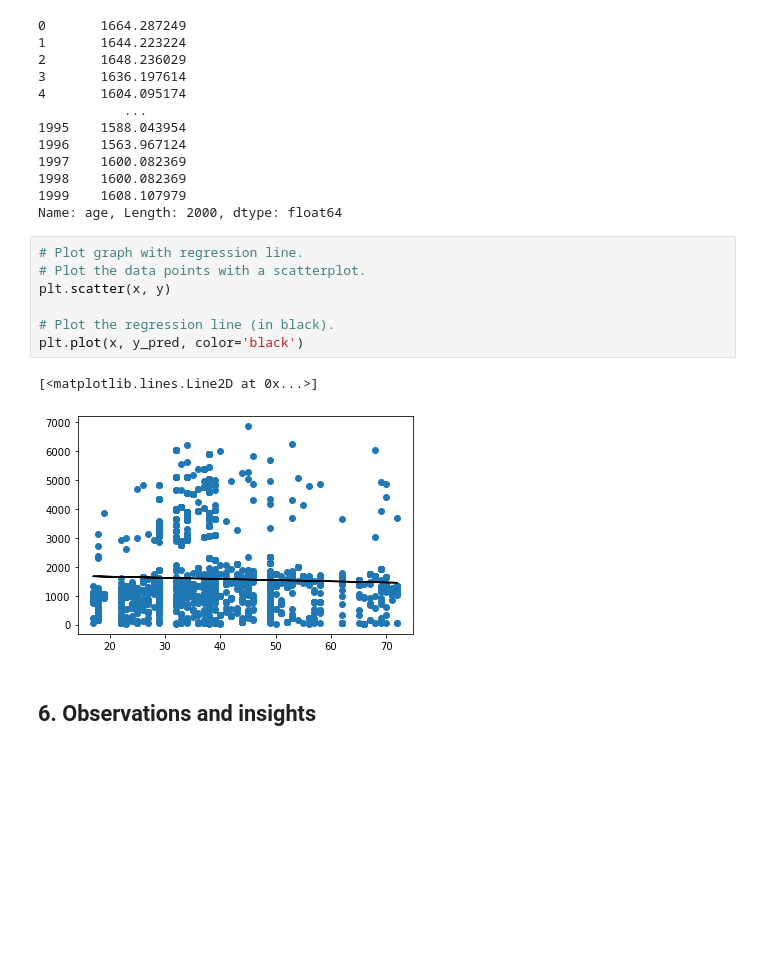
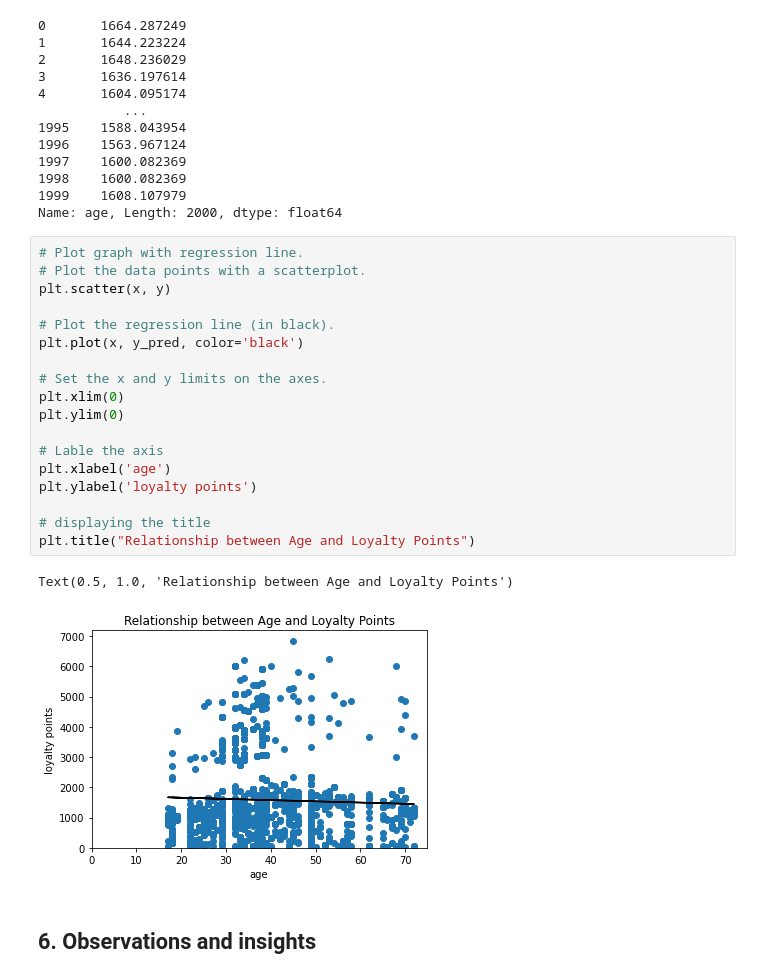
Before and after one commit to essjmeha/Assignment_Predicting_future_outcomes, a Jupyter notebook: Meharg_Jane_LSE_DA301_Assignment_Python.ipynb, the cells around one changed output. Cells and saved outputs as stored; diff of their text form; blank space fills up the shorter version.

```diff
--- a/Meharg_Jane_LSE_DA301_Assignment_Python.ipynb
+++ b/Meharg_Jane_LSE_DA301_Assignment_Python.ipynb
@@ -445,13 +463,24 @@ Name: age, Length: 2000, dtype: float64
 # %%
 # Plot graph with regression line.
 # Plot the data points with a scatterplot.
 plt.scatter(x, y)
 
 # Plot the regression line (in black).
 plt.plot(x, y_pred, color='black')
+
+# Set the x and y limits on the axes.
+plt.xlim(0)
+plt.ylim(0)
+
+# Lable the axis
+plt.xlabel('age')
+plt.ylabel('loyalty points')
+
+# displaying the title
+plt.title("Relationship between Age and Loyalty Points")
 # %% [output]
-[<matplotlib.lines.Line2D at 0x...>]
+Text(0.5, 1.0, 'Relationship between Age and Loyalty Points')
-[figure, old version]
+[figure, new version]
 # %% [markdown]
 ## 6. Observations and insights
 # %% [markdown]
```
Also changed, not shown: parts of 15 cells of this notebook.
